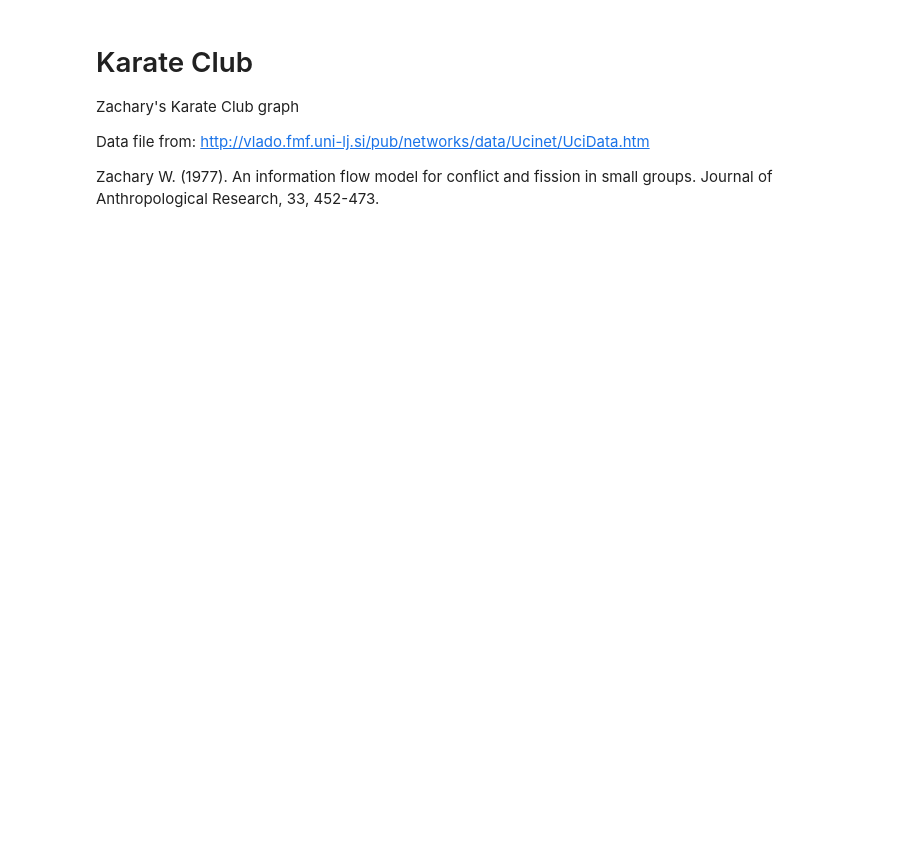
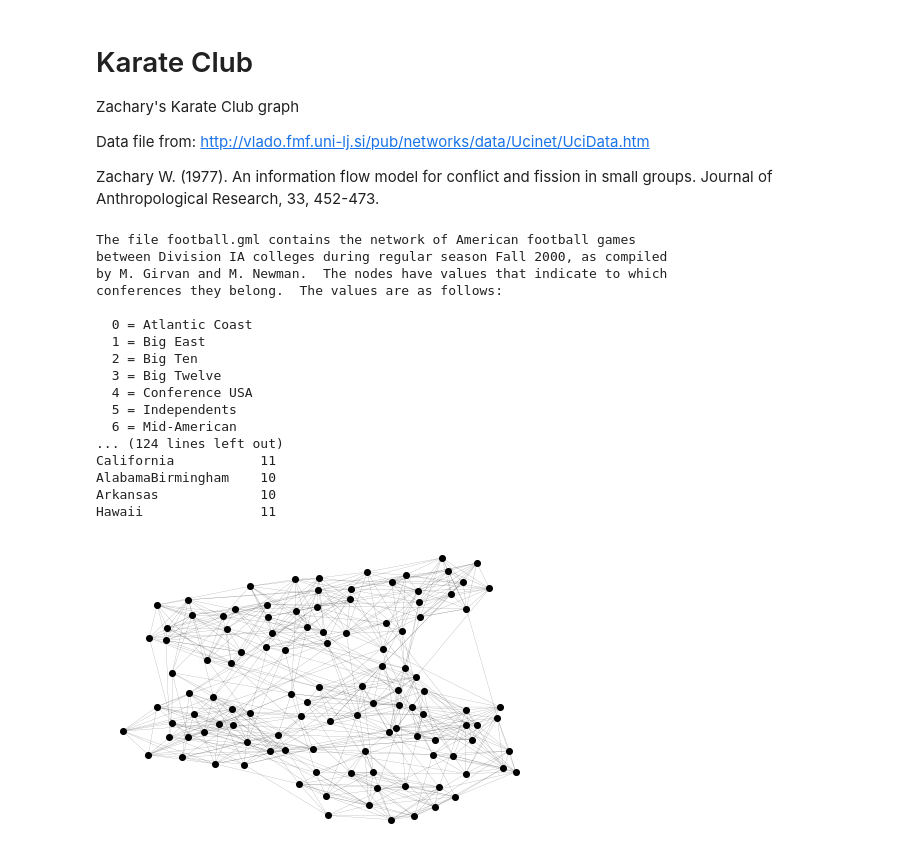
Before and after one commit to jesusossian/tukey, a Jupyter notebook: notebook/plot_karate.ipynb, the cells around one changed output. Drawn from its saved outputs; the diff is of its cells as text; code cells hidden in the pictures; blank space fills up the shorter version.

```diff
--- a/notebook/plot_karate.ipynb
+++ b/notebook/plot_karate.ipynb
@@ -17,0 +28,43 @@ import networkx as nx
+# %%
+url = "http://www-personal.umich.edu/~mejn/netdata/football.zip"
+
+sock = urllib.request.urlopen(url)  # open URL
+s = io.BytesIO(sock.read())  # read into BytesIO "file"
+sock.close()
+
+zf = zipfile.ZipFile(s)  # zipfile object
+txt = zf.read("football.txt").decode()  # read info file
+gml = zf.read("football.gml").decode()  # read gml data
+# throw away bogus first line with # from mejn files
+gml = gml.split("\n")[1:]
+G = nx.parse_gml(gml)  # parse gml data
+
+print(txt)
+# print degree for each team - number of games
+for n, d in G.degree():
+    print(f"{n:20} {d:2}")
+
+options = {"node_color": "black", "node_size": 50, "linewidths": 0, "width": 0.1}
+
+pos = nx.spring_layout(G, seed=1969)  # Seed for reproducible layout
+nx.draw(G, pos, **options)
+plt.show()
+# %% [output]
+The file football.gml contains the network of American football games
+between Division IA colleges during regular season Fall 2000, as compiled
+by M. Girvan and M. Newman.  The nodes have values that indicate to which
+conferences they belong.  The values are as follows:
+
+  0 = Atlantic Coast
+  1 = Big East
+  2 = Big Ten
+  3 = Big Twelve
+  4 = Conference USA
+  5 = Independents
+  6 = Mid-American
+... (124 lines left out)
+California           11
+AlabamaBirmingham    10
+Arkansas             10
+Hawaii               11
+[figure, added]
```
Also changed, not shown: parts of 22 cells of this notebook, 1 other file.
